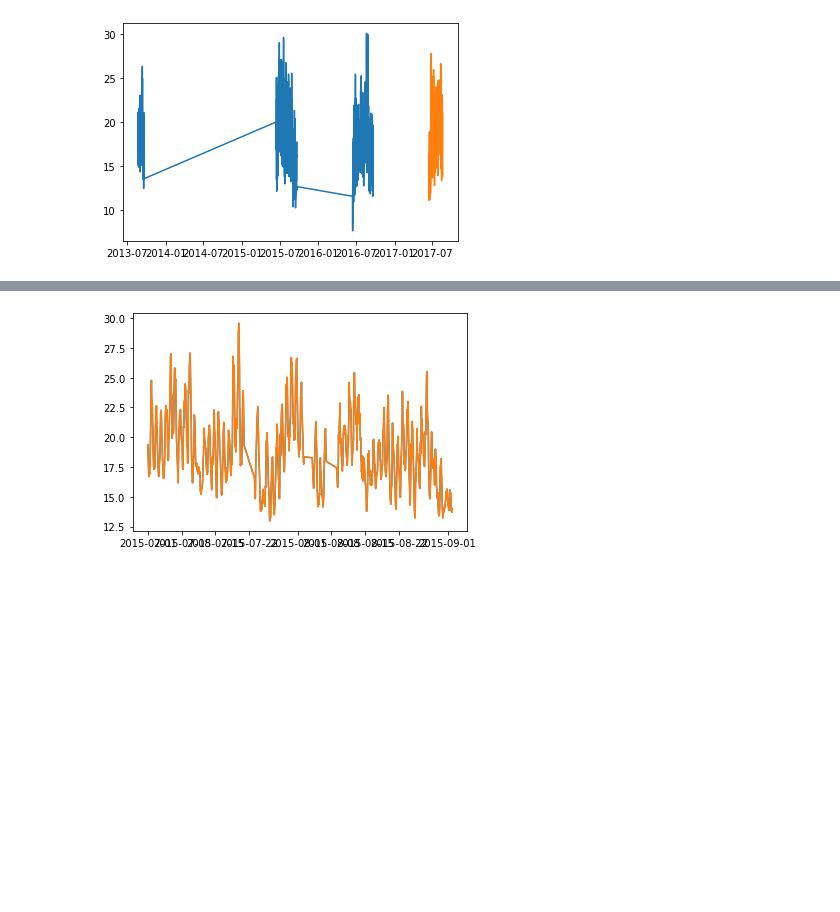
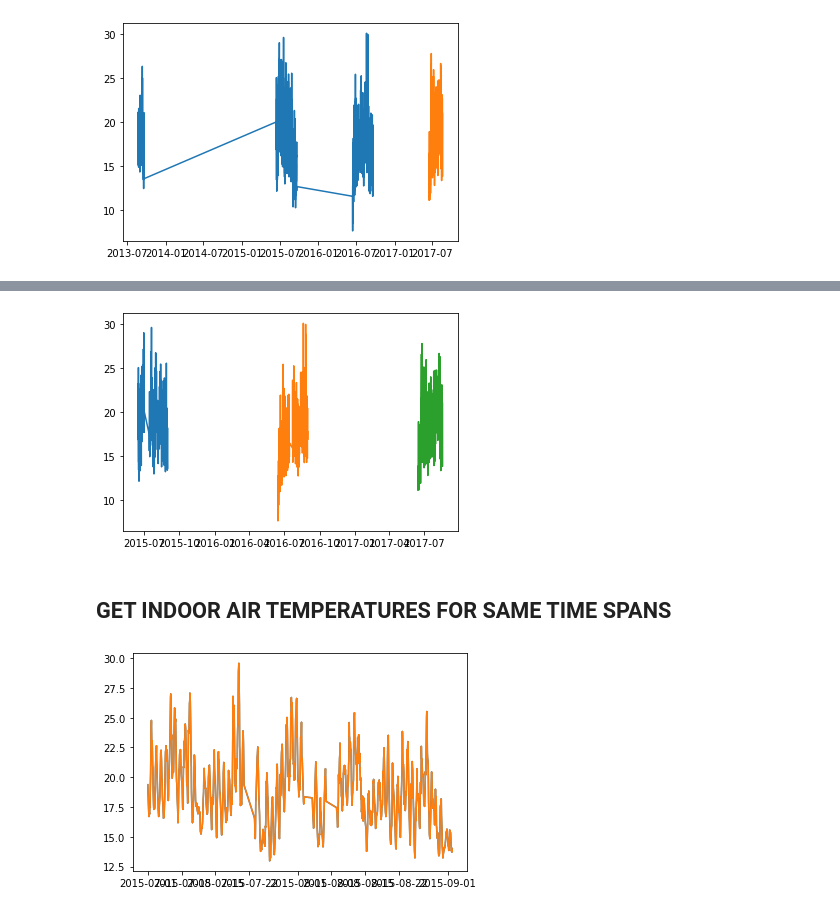
Before and after one commit to DonnaVakalis/forecasting-MRT-gap, a Jupyter notebook: model/model_LSTM.ipynb, the cells around one changed output, grey strips where cells are left out. Cells and saved outputs as stored; diff of their text form; code cells hidden in the pictures; blank space fills up the shorter version.

```diff
--- a/model/model_LSTM.ipynb
+++ b/model/model_LSTM.ipynb
@@ -107,3 +159,12 @@ df3
+# %%
+# plot all outdoor temperatures in cleaned dataset
+
+plt.plot(df_2015_X.index, df_2015_X, df_2016_X.index, df_2016_X, df_2017_X.index, df_2017_X)
+plt.show()
+# %% [output]
+[figure, added]
+# %% [markdown]
+## GET INDOOR AIR TEMPERATURES FOR SAME TIME SPANS
 # %%
 #2015 indoor air temp (what we want to predict)
 
```
Also changed, not shown: parts of 10 cells of this notebook.
